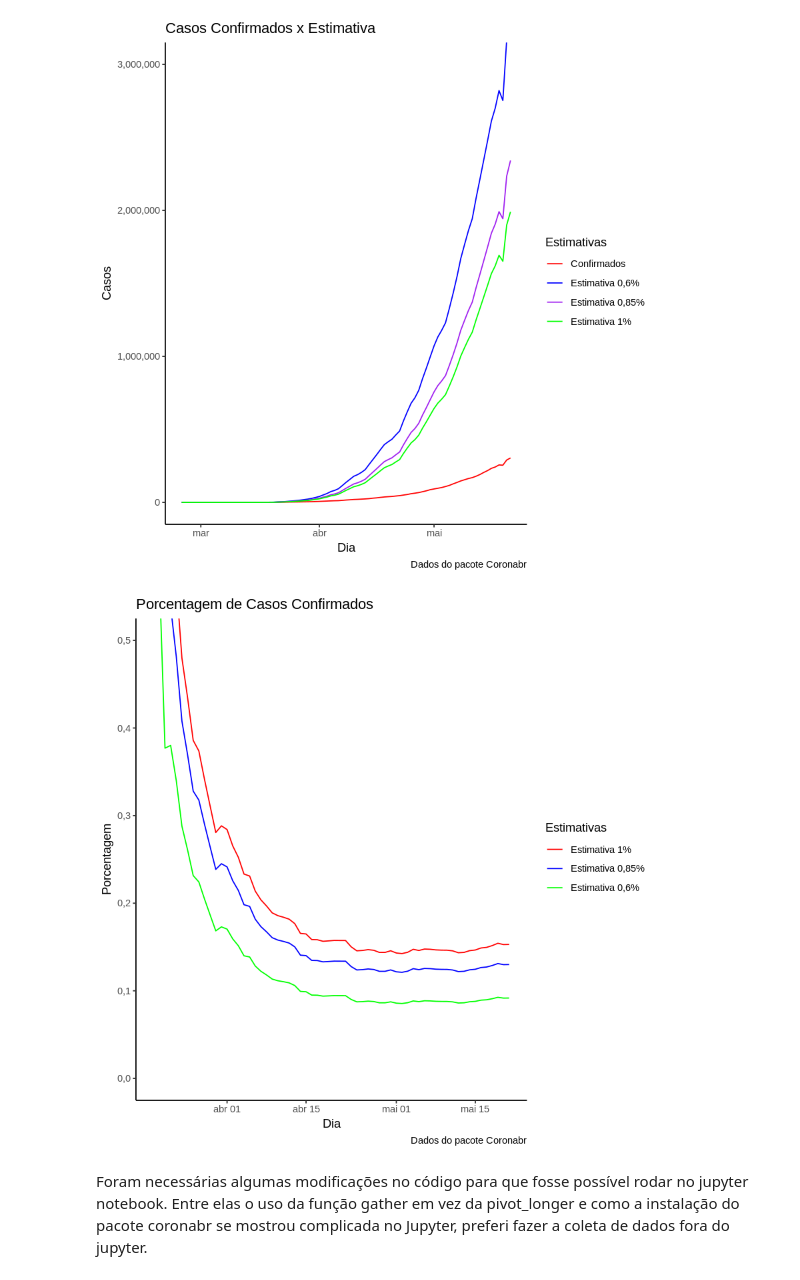
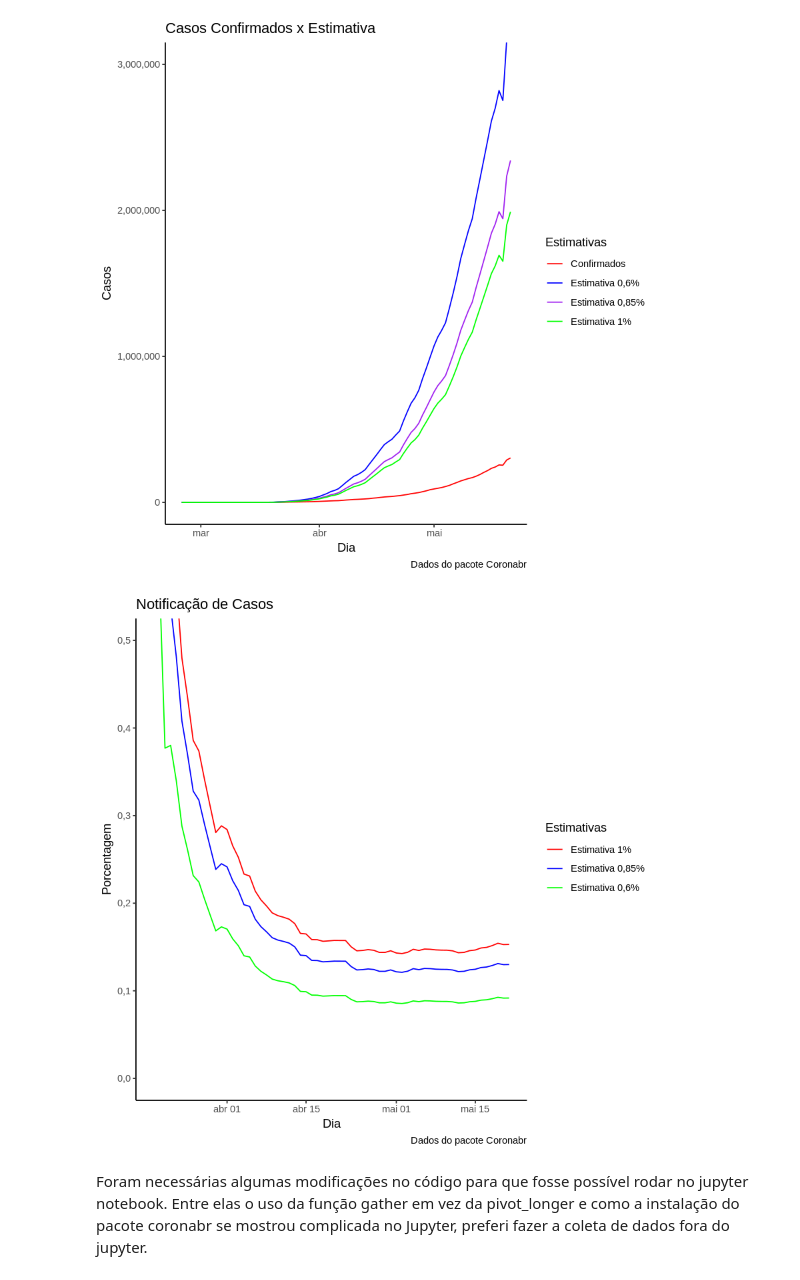
Before and after one commit to Embryous/GraficoseDados, a Jupyter notebook: Dados coronabr e estimativas do Coronavírus no Brasil/Dados Coronabr e estimativas do Coronavírus no Brasil.ipynb, the cells around one changed output. Cells and saved outputs as stored; diff of their text form; code cells hidden in the pictures.

```diff
--- a/Dados coronabr e estimativas do Coronavírus no Brasil/Dados Coronabr e estimativas do Coronavírus no Brasil.ipynb
+++ b/Dados coronabr e estimativas do Coronavírus no Brasil/Dados Coronabr e estimativas do Coronavírus no Brasil.ipynb
@@ -78,12 +78,12 @@ dados_longo_explicados <- casos_explicados%>%
 # %%
 #Cria o gráfico com as propoções de casos contabilizados dadas as estimativas
 ggplot(dados_longo_explicados, aes(dia, Porcentagem, color=Estimativas))+
   geom_line()+
-  labs(y="Porcentagem", x= "Dia", title= "Porcentagem de Casos Confirmados", caption = "Dados do pacote Coronabr")+
+  labs(y="Porcentagem", x= "Dia", title= "Notificação de Casos", caption = "Dados do pacote Coronabr")+
   theme_classic()+
   coord_cartesian(ylim=c(0,0.5))+
   scale_color_manual(name = "Estimativas", labels = c("Estimativa 1%", "Estimativa 0,85%", "Estimativa 0,6%"), values = c("Red", "Blue", "Green"))
 # %% [output]
-[figure, old version]
+[figure, new version]
 # %% [markdown]
 Foram necessárias algumas modificações no código para que fosse possível rodar no jupyter notebook. Entre elas o uso da função gather em vez da pivot_longer e como a instalação do pacote coronabr se mostrou complicada no Jupyter, preferi fazer a coleta de dados fora do jupyter.
```
